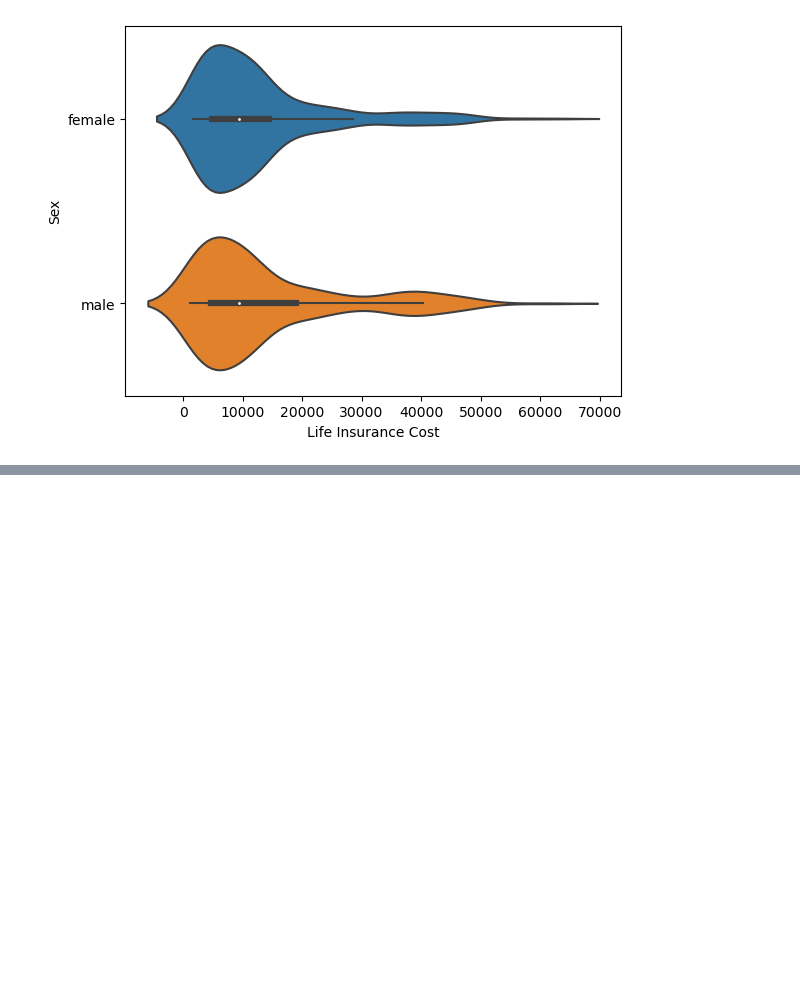
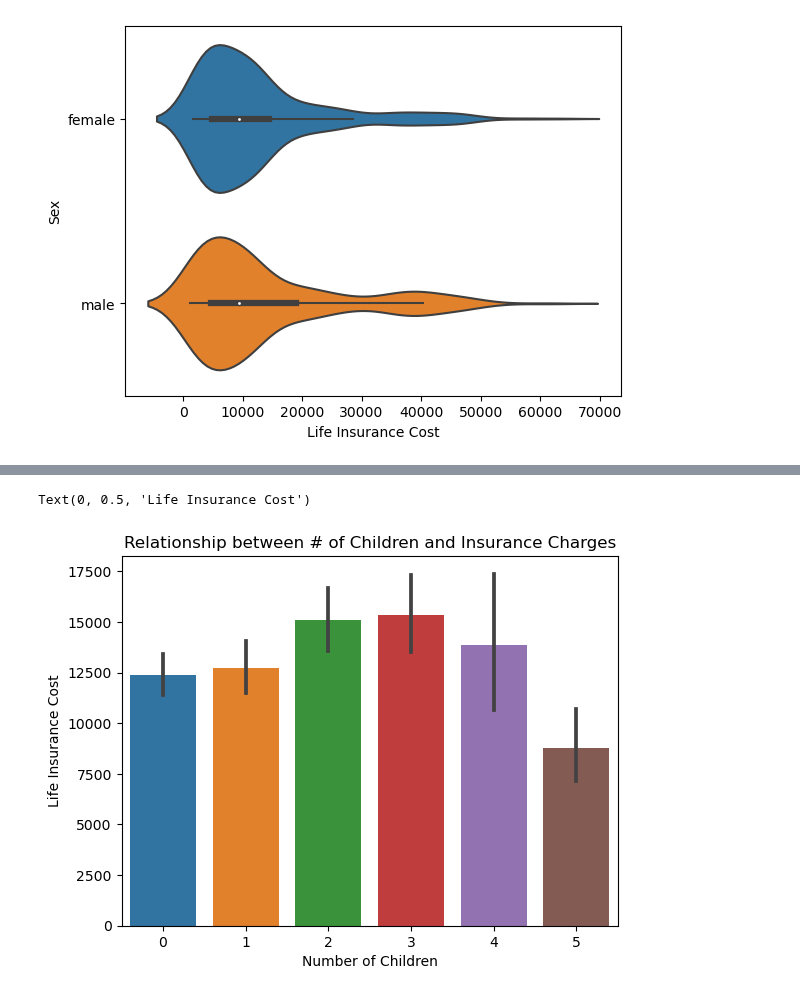
Before and after one commit to ubco-W2022T2-data301/project-group-group25, a Jupyter notebook: analysis/analysis2.ipynb, the cells around one changed output, grey strips where cells are left out. Drawn from its saved outputs; the diff is of its cells as text; code cells hidden in the pictures; blank space fills up the shorter version.

```diff
--- a/analysis/analysis2.ipynb
+++ b/analysis/analysis2.ipynb
@@ -210,0 +107,18 @@ sns.jointplot(data=df, x="Life Insurance Cost", y="BMI", kind="hex")
+# %%
+import pandas as pd
+import numpy as np
+import matplotlib.pyplot as plt
+import seaborn as sns
+
+from scripts import project_functions2 as pt
+
+path = "../data/raw/insurance.csv"
+df = pt.load_and_process(path)
+
+bplot = sns.barplot(data=df,y="Life Insurance Cost",x="Number of Children")
+bplot.set_title("Relationship between # of Children and Insurance Charges")
+bplot.set_xlabel("Number of Children")
+bplot.set_ylabel("Life Insurance Cost")
+# %% [output]
+Text(0, 0.5, 'Life Insurance Cost')
+[figure, added]
```
Also changed, not shown: parts of 16 cells of this notebook, 2 other files.
